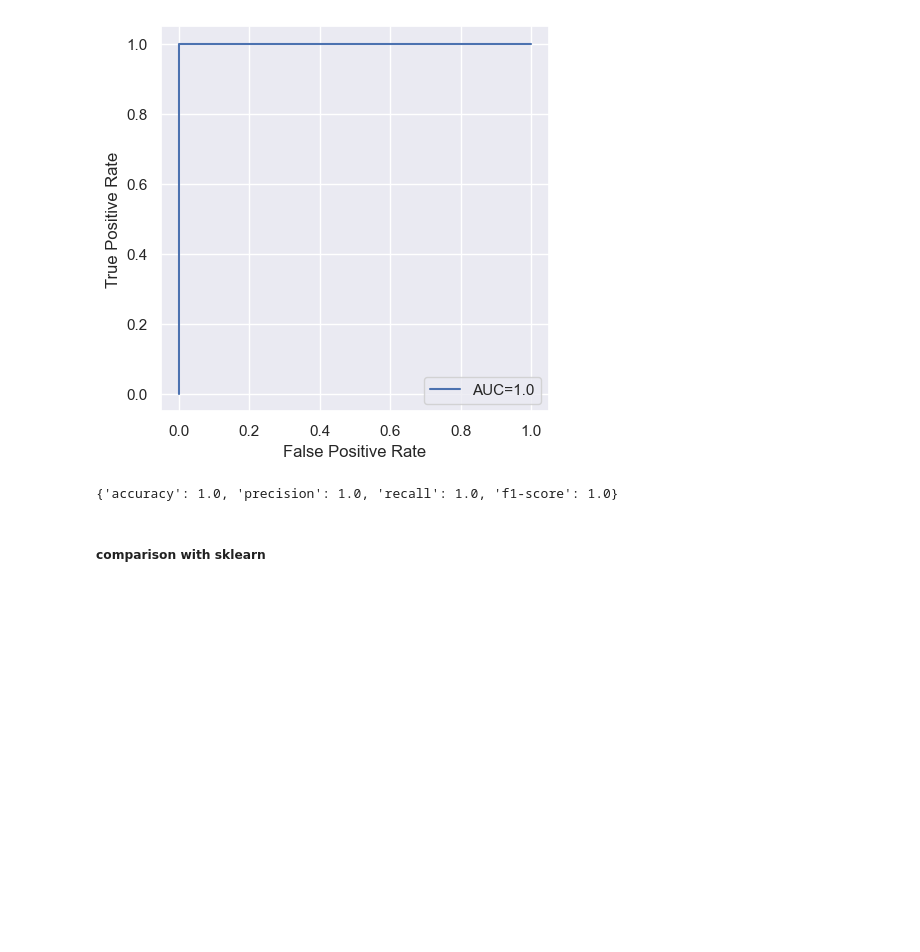
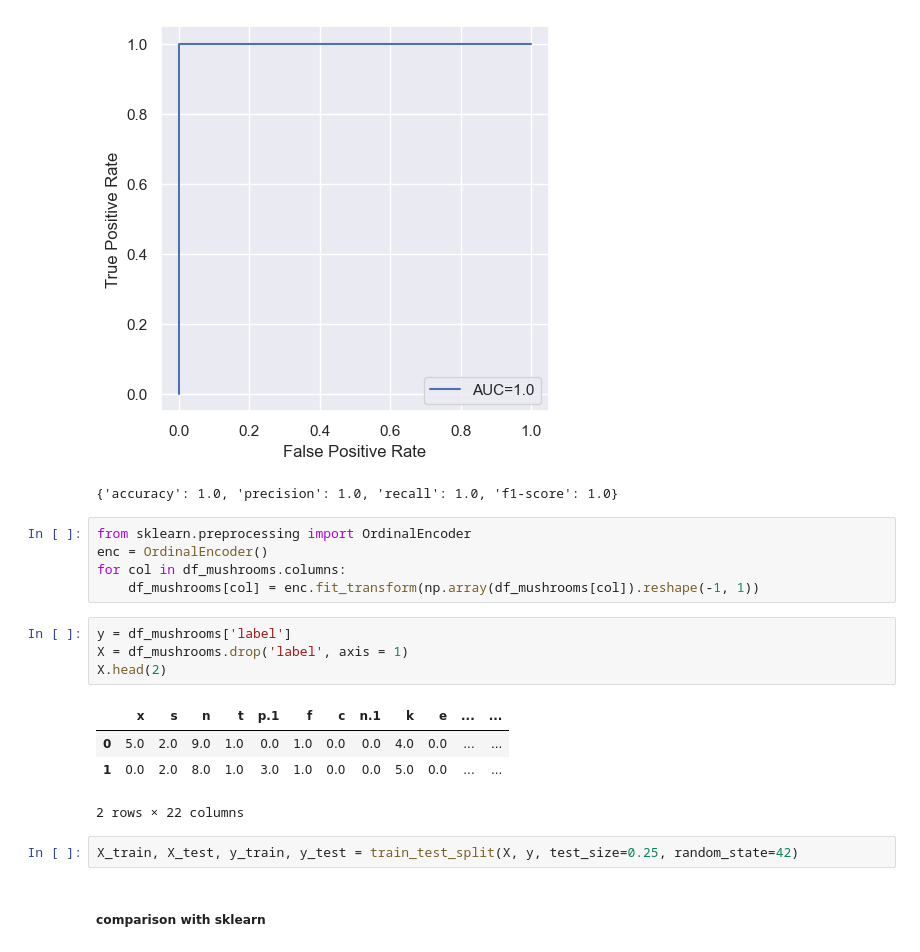
Before and after one commit to JakubSzczepanowski/ForestSVM, a Jupyter notebook: kod/experiments.ipynb, the cells around one changed output. Cells and saved outputs as stored; diff of their text form; blank space fills up the shorter version.

```diff
--- a/kod/experiments.ipynb
+++ b/kod/experiments.ipynb
@@ -918,6 +910,22 @@ Accuracy: 1.0
 [figure]
 [figure]
 {'accuracy': 1.0, 'precision': 1.0, 'recall': 1.0, 'f1-score': 1.0}
+# %%
+from sklearn.preprocessing import OrdinalEncoder
+enc = OrdinalEncoder()
+for col in df_mushrooms.columns:
+    df_mushrooms[col] = enc.fit_transform(np.array(df_mushrooms[col]).reshape(-1, 1))
+# %%
+y = df_mushrooms['label']
+X = df_mushrooms.drop('label', axis = 1)
+X.head(2)
+# %% [output]
+|  | x | s | n | t | p.1 | f | c | n.1 | k | e | ... | ... |
+| 0 | 5.0 | 2.0 | 9.0 | 1.0 | 0.0 | 1.0 | 0.0 | 0.0 | 4.0 | 0.0 | ... | ... |
+| 1 | 0.0 | 2.0 | 8.0 | 1.0 | 3.0 | 1.0 | 0.0 | 0.0 | 5.0 | 0.0 | ... | ... |
+2 rows × 22 columns
+# %%
+X_train, X_test, y_train, y_test = train_test_split(X, y, test_size=0.25, random_state=42)
 # %% [markdown]
 ##### comparison with sklearn
 # %%
```
Also changed, not shown: parts of 12 cells of this notebook, 3 other files.
